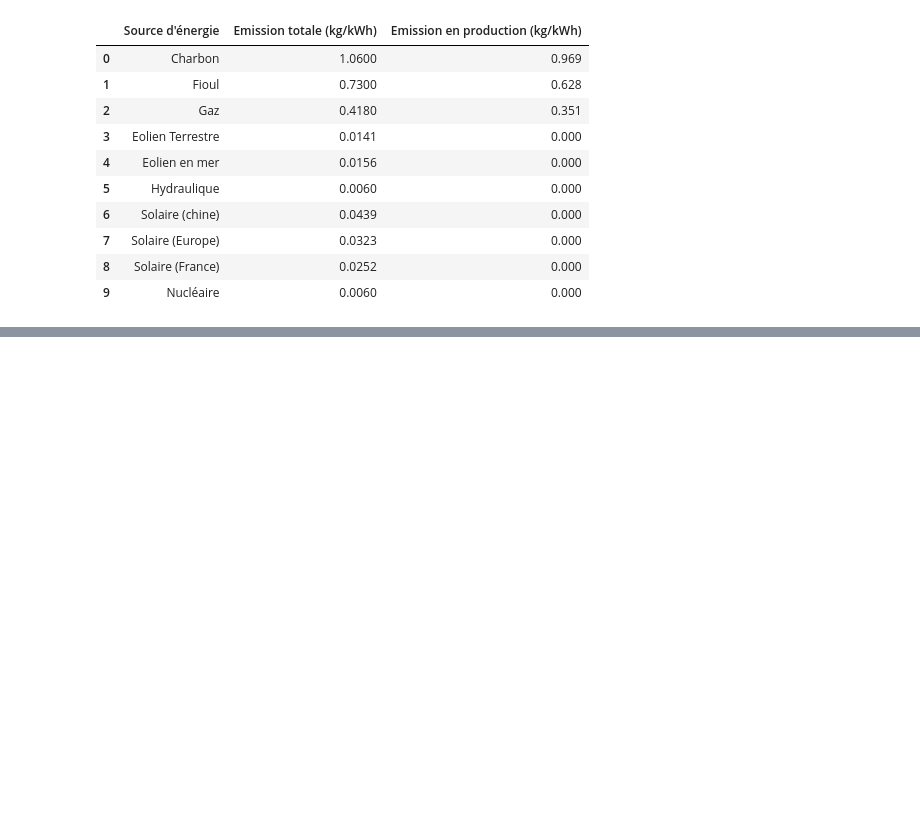
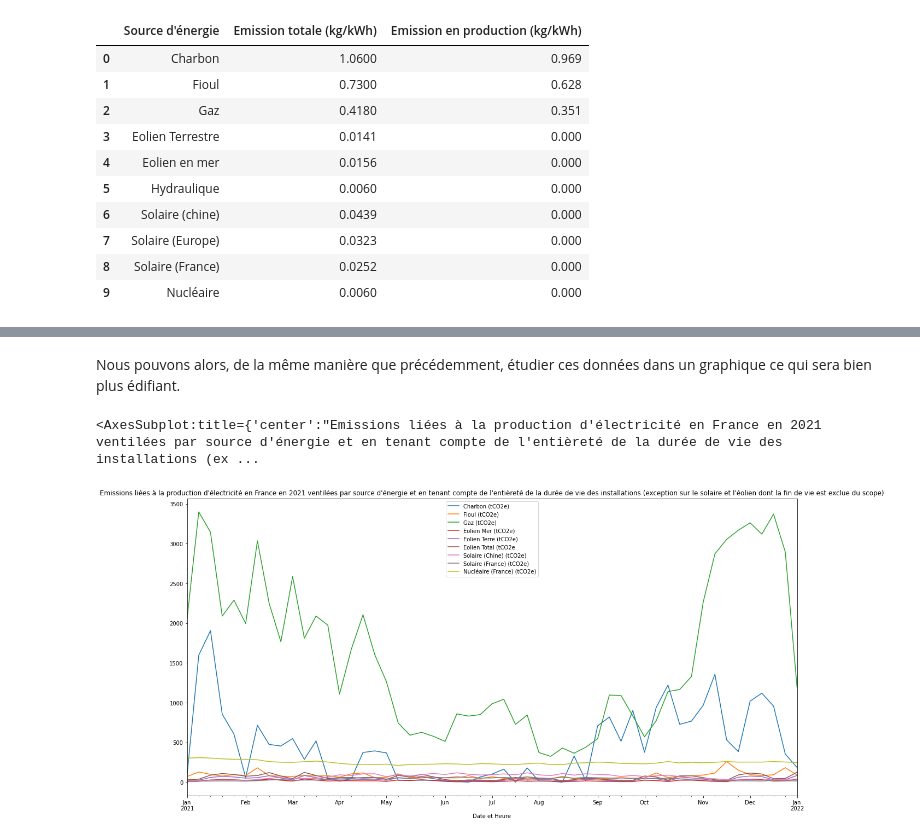
Before and after one commit to quentinhaenn/projet-co2, a Jupyter notebook: Code/projet-co2.ipynb, the cells around one changed output, grey strips where cells are left out. Drawn from its saved outputs; the diff is of its cells as text; code cells hidden in the pictures; blank space fills up the shorter version.

```diff
--- a/Code/projet-co2.ipynb
+++ b/Code/projet-co2.ipynb
@@ -345,0 +385,6 @@ Maintenant que cette base est constituée nous pouvons l'améliorer avec les don
+# %%
+em_gaz_prod = data_emission_prod['Gaz (kgCO2e)'].sum()
+em_charbon_prod = data_emission_prod['Charbon (kgCO2e)'].sum()
+em_fioul_prod = data_emission_prod['Fioul (kgCO2e)'].sum()
+data_emission['Emission totale en production en 2021 (tCO2e)'] = [em_charbon_prod, em_fioul_prod, em_gaz_prod, 0.0, 0.0, 0.0, 0.0, 0.0, 0.0, 0.0]
+data_emission
@@ -345,0 +410,14 @@ Maintenant que cette base est constituée nous pouvons l'améliorer avec les don
+# %%
+data_emission_total = pd.DataFrame()
+data_emission_total['Charbon (tCO2e)'] = data_prod['Charbon (MW)'].values * data_emission[data_emission['Source d\'énergie'] == 'Charbon']['Emission totale (kg/kWh)'].values
+data_emission_total['Fioul (tCO2e)'] = data_prod['Fioul (MW)'].values * data_emission[data_emission['Source d\'énergie'] == 'Fioul']['Emission totale (kg/kWh)'].values
+data_emission_total['Gaz (tCO2e)'] = data_prod['Gaz (MW)'].values * data_emission[data_emission['Source d\'énergie'] == 'Gaz']['Emission totale (kg/kWh)'].values
+data_emission_total['Eolien Mer (tCO2e)'] = data_prod['Eolien (MW)'].values* 0.30 * data_emission[data_emission['Source d\'énergie'] == 'Eolien en mer']['Emission totale (kg/kWh)'].values
+data_emission_total['Eolien Terre (tCO2e)'] = data_prod['Eolien (MW)'].values * 0.70 * data_emission[data_emission['Source d\'énergie'] == 'Eolien Terrestre']['Emission totale (kg/kWh)'].values
+data_emission_total['Eolien Total (tCO2e'] = data_emission_total['Eolien Mer (tCO2e)'] + data_emission_total['Eolien Terre (tCO2e)']
+data_emission_total['Solaire (Chine) (tCO2e)'] = data_prod['Solaire (MW)'].values * data_emission[data_emission['Source d\'énergie'] == 'Solaire (chine)']['Emission totale (kg/kWh)'].values
+data_emission_total['Solaire (France) (tCO2e)'] = data_prod['Solaire (MW)'].values * data_emission[data_emission['Source d\'énergie'] == 'Solaire (France)']['Emission totale (kg/kWh)'].values
+data_emission_total['Nucléaire (France) (tCO2e)'] = data_prod['Nucléaire (MW)'].values * data_emission[data_emission['Source d\'énergie'] == 'Nucléaire']['Emission totale (kg/kWh)'].values
+
+data_emission_total.index = data_prod.index
+data_emission_total
@@ -345,0 +439,9 @@ Maintenant que cette base est constituée nous pouvons l'améliorer avec les don
+# %% [markdown]
+Nous pouvons alors, de la même manière que précédemment, étudier ces données dans un graphique ce qui sera bien plus édifiant.
+# %%
+data_emission_total.resample('W').mean().plot(figsize=(20,10),
+title = "Emissions liées à la production d'électricité en France en 2021 ventilées par source d'énergie et en tenant compte de l'entièreté "
++"de la durée de vie des installations (exception sur le solaire et l'éolien dont la fin de vie est exclue du scope)")
+# %% [output]
+<AxesSubplot:title={'center':"Emissions liées à la production d'électricité en France en 2021 ventilées par source d'énergie et en tenant compte de l'entièreté de la durée de vie des installations (ex ...
+[figure, added]
```
Also changed, not shown: parts of 11 cells of this notebook.
